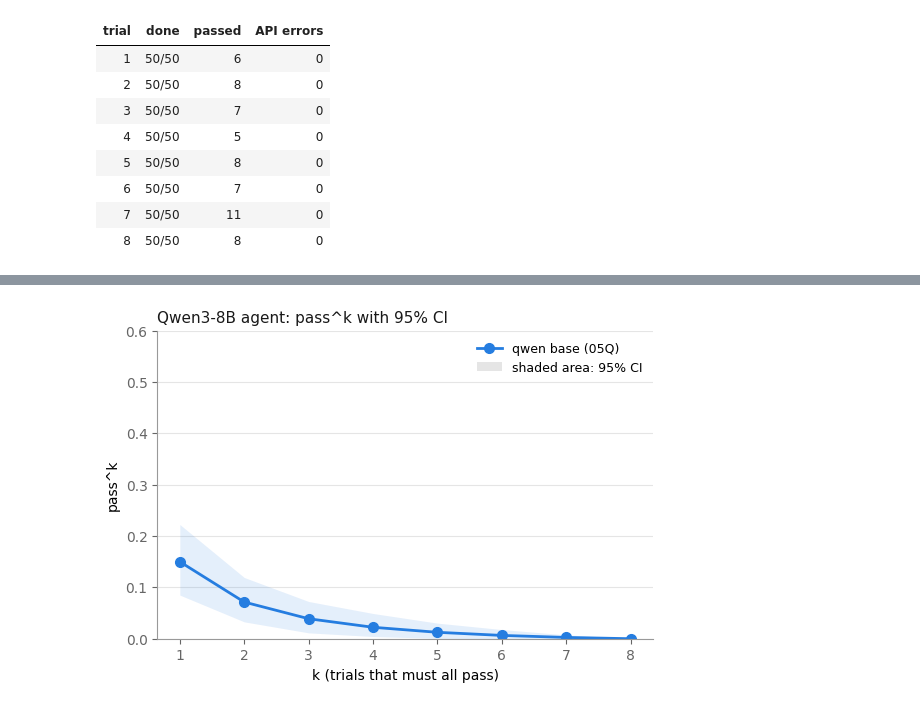
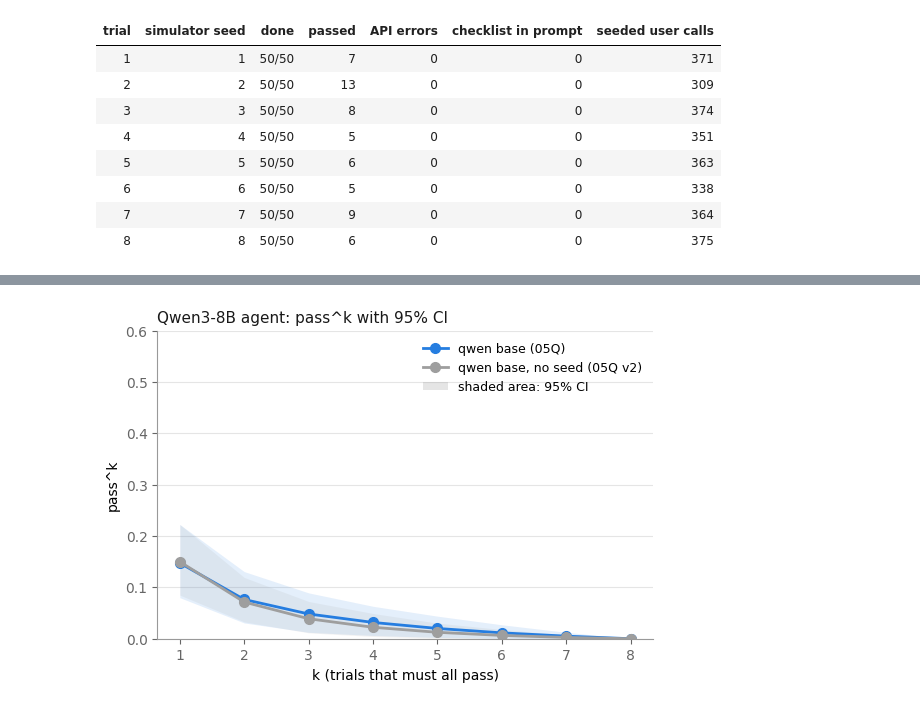
Before and after one commit to zhang-systems/policy-graph-agents, a Jupyter notebook: notebooks/05Q_Qwen_Baseline.ipynb, the cells around one changed output, grey strips where cells are left out. Saved outputs shown, nothing was run; the diff lists cells and outputs as text; code cells hidden in the pictures.

Commit message:
Rerun 05Q with simulator seeds (Qwen3-8B baseline); keep the unseeded run as results_qwen_base_noseed

```diff
--- a/notebooks/05Q_Qwen_Baseline.ipynb
+++ b/notebooks/05Q_Qwen_Baseline.ipynb
@@ -160,0 +227,6 @@ show(pd.DataFrame([
+# %%
+# Why: see what the earlier attempt left in trial_1 before the real run.
+import passk, importlib; importlib.reload(passk)
+f = f"{ROOT}/results_qwen_base/trial_1"
+print("files:", sorted(os.listdir(f)))
+print("finished tasks:", len(passk.done_tasks(f)), "of 50")
@@ -321,38 +458,44 @@ trial 8: running 50 tasks ...
 # %%
-# Why: see at a glance whether every trial finished and how many API errors there were
-# (an error counts as a fail, so those tasks must be run again). Reloads the dialogues once;
-# cells 11 and 12 reuse them.
+# Why: see at a glance whether every trial finished, how many API errors there were (an error
+# counts as a fail, so those tasks must be run again), that no dialogue had the shallow checklist,
+# and that the user simulator got the trial's seed.
 tab = tab_of(OUT, reload=True)
-show(pd.DataFrame([{"trial": t, "done": f"{len(tab.get(t, {}))}/{N_TASKS}",
+show(pd.DataFrame([{"trial": t, "simulator seed": t, "done": f"{len(tab.get(t, {}))}/{N_TASKS}",
                     "passed": sum(x["reward"] >= 1 - 1e-6 for x in tab.get(t, {}).values()),
-                    "API errors": sum(passk.is_error(x) for x in tab.get(t, {}).values())}
+                    "API errors": sum(passk.is_error(x) for x in tab.get(t, {}).values()),
+                    "checklist in prompt": sum(has_checklist(x) for x in tab.get(t, {}).values()),
+                    "seeded user calls": n_seeded(f"{ROOT}/{OUT}/trial_{t}")}
                    for t in range(1, N_TRIALS + 1)]))
 # %% [output]
-| trial | done | passed | API errors |
-| 1 | 50/50 | 6 | 0 |
-| 2 | 50/50 | 8 | 0 |
-| 3 | 50/50 | 7 | 0 |
-| 4 | 50/50 | 5 | 0 |
-| 5 | 50/50 | 8 | 0 |
-| 6 | 50/50 | 7 | 0 |
-| 7 | 50/50 | 11 | 0 |
-| 8 | 50/50 | 8 | 0 |
+| trial | simulator seed | done | passed | API errors | checklist in prompt | seeded user calls |
+| 1 | 1 | 50/50 | 7 | 0 | 0 | 371 |
+| 2 | 2 | 50/50 | 13 | 0 | 0 | 309 |
+| 3 | 3 | 50/50 | 8 | 0 | 0 | 374 |
+| 4 | 4 | 50/50 | 5 | 0 | 0 | 351 |
+| 5 | 5 | 50/50 | 6 | 0 | 0 | 363 |
+| 6 | 6 | 50/50 | 5 | 0 | 0 | 338 |
+| 7 | 7 | 50/50 | 9 | 0 | 0 | 364 |
+| 8 | 8 | 50/50 | 6 | 0 | 0 | 375 |
 # %%
-# Why: pass^k (k = 1..8) with 95% CI is the headline metric. ylim stays fixed at 0.6 so every
-# Qwen notebook draws on the same axis and 10Q can put the five systems side by side (H7).
+# Why: pass^k (k = 1..8) with 95% CI is the headline metric. The comparison lines of cell 3 (and the
+# first, unseeded run in grey) are drawn in the same chart. ylim stays fixed at 0.6 so every Qwen
+# notebook draws on the same axis (H7). Only this arm's csv and figure are written.
 import csv, matplotlib.pyplot as plt
 from matplotlib.patches import Patch
-curves = {name: passk.curve(f"{ROOT}/{d}", N_TASKS)[1] for name, d, _ in ARMS}
-show(pd.DataFrame([{"arm": n, **{f"k={r['k']}": round(r["pass^k"], 3) for r in rows},
+curves = {name: passk.curve(f"{ROOT}/{d}", N_TASKS)[1] for name, d, _ in ARMS
+          if os.path.isdir(f"{ROOT}/{d}")}             # a missing line is skipped
+show(pd.DataFrame([{"arm": n, **{f"k={r['k']}": f"{r['pass^k']:.3f}" for r in rows},
                     "95% CI k=1": f"[{rows[0]['ci_low']:.2f}, {rows[0]['ci_high']:.2f}]",
                     "drop 1→8": f"{1 - rows[-1]['pass^k'] / rows[0]['pass^k']:.0%}" if rows[0]["pass^k"] else "-"}
                    for n, rows in curves.items() if rows]))
+r = curves.get(ARMS[0][0])
+if r:
+    with open(f"{ROOT}/{OUT}_passk.csv", "w", newline="") as f:
+        w = csv.DictWriter(f, fieldnames=r[0].keys()); w.writeheader(); w.writerows(r)
 fig, ax = plt.subplots(figsize=(6.4, 4))
 for name, d, color in ARMS:
-    r = curves[name]
+    r = curves.get(name)
     if not r: continue
-    with open(f"{ROOT}/{d}_passk.csv", "w", newline="") as f:
-        w = csv.DictWriter(f, fieldnames=r[0].keys()); w.writeheader(); w.writerows(r)
     ks = [x["k"] for x in r]
     ax.fill_between(ks, [x["ci_low"] for x in r], [x["ci_high"] for x in r], color=color, alpha=0.12, lw=0)
     ax.plot(ks, [x["pass^k"] for x in r], "-", marker="o", ms=7, lw=2, color=color, label=name)
@@ -373 +517 @@ plt.show()
-[figure, old version]
+[figure, new version]
```
Also changed, not shown: parts of 22 cells of this notebook, 45 other files.
